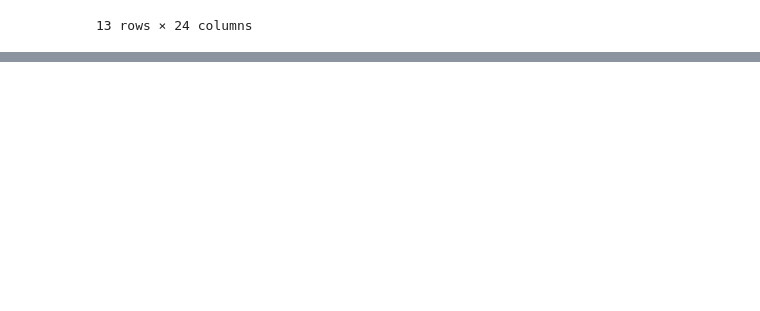
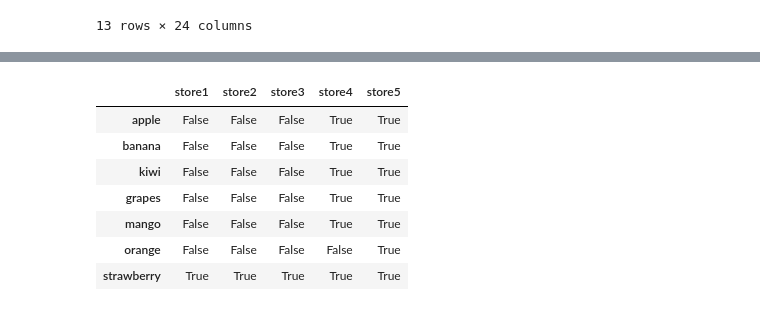
Before and after one commit to Amedelokossou/Python, a Jupyter notebook: Pandas.ipynb, the cells around one changed output, grey strips where cells are left out. Cells and saved outputs as stored; diff of their text form; code cells hidden in the pictures; blank space fills up the shorter version.

```diff
--- a/Pandas.ipynb
+++ b/Pandas.ipynb
@@ -444,0 +515,11 @@ double_groupin.first()
+# %%
+dfx.isnull()
+# %% [output]
+|  | store1 | store2 | store3 | store4 | store5 |
+| apple | False | False | False | True | True |
+| banana | False | False | False | True | True |
+| kiwi | False | False | False | True | True |
+| grapes | False | False | False | True | True |
+| mango | False | False | False | True | True |
+| orange | False | False | False | False | True |
+| strawberry | True | True | True | True | True |
```
Also changed, not shown: parts of 29 cells of this notebook.
